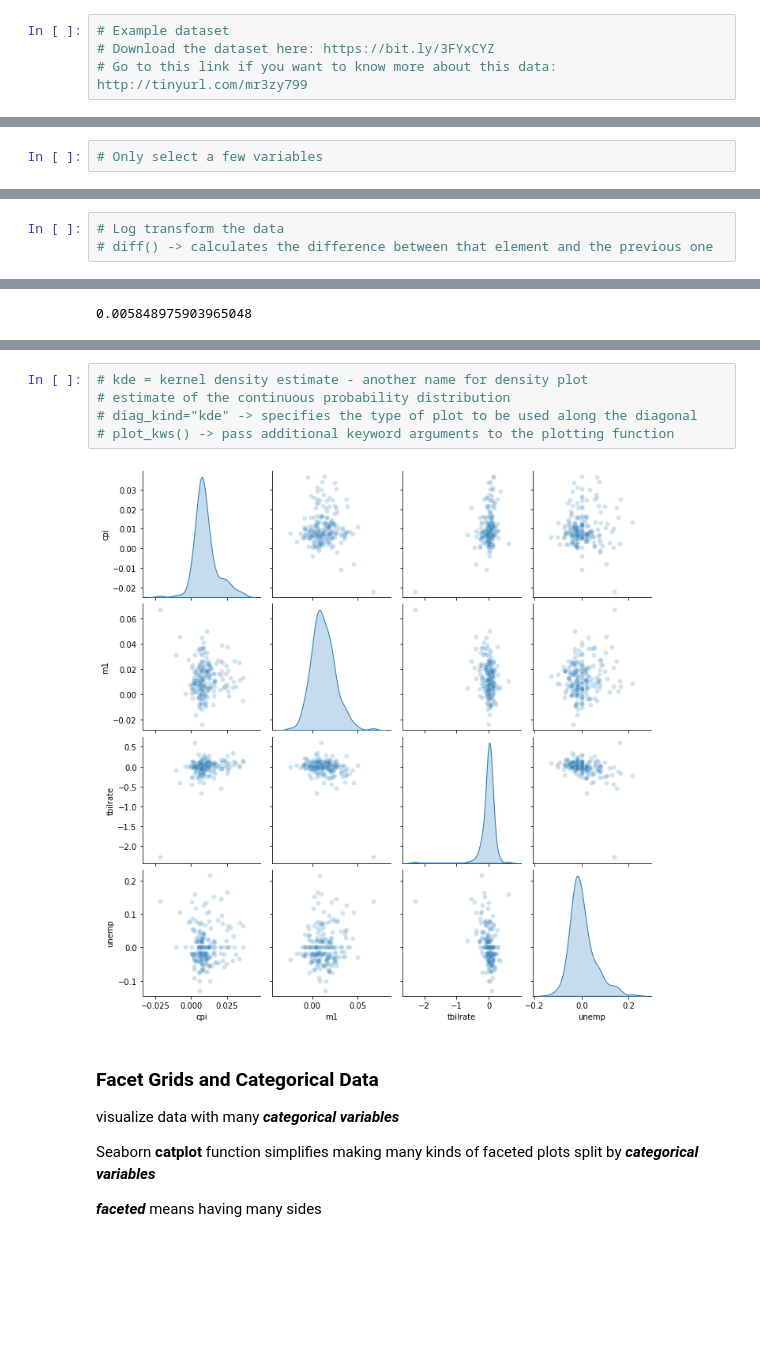
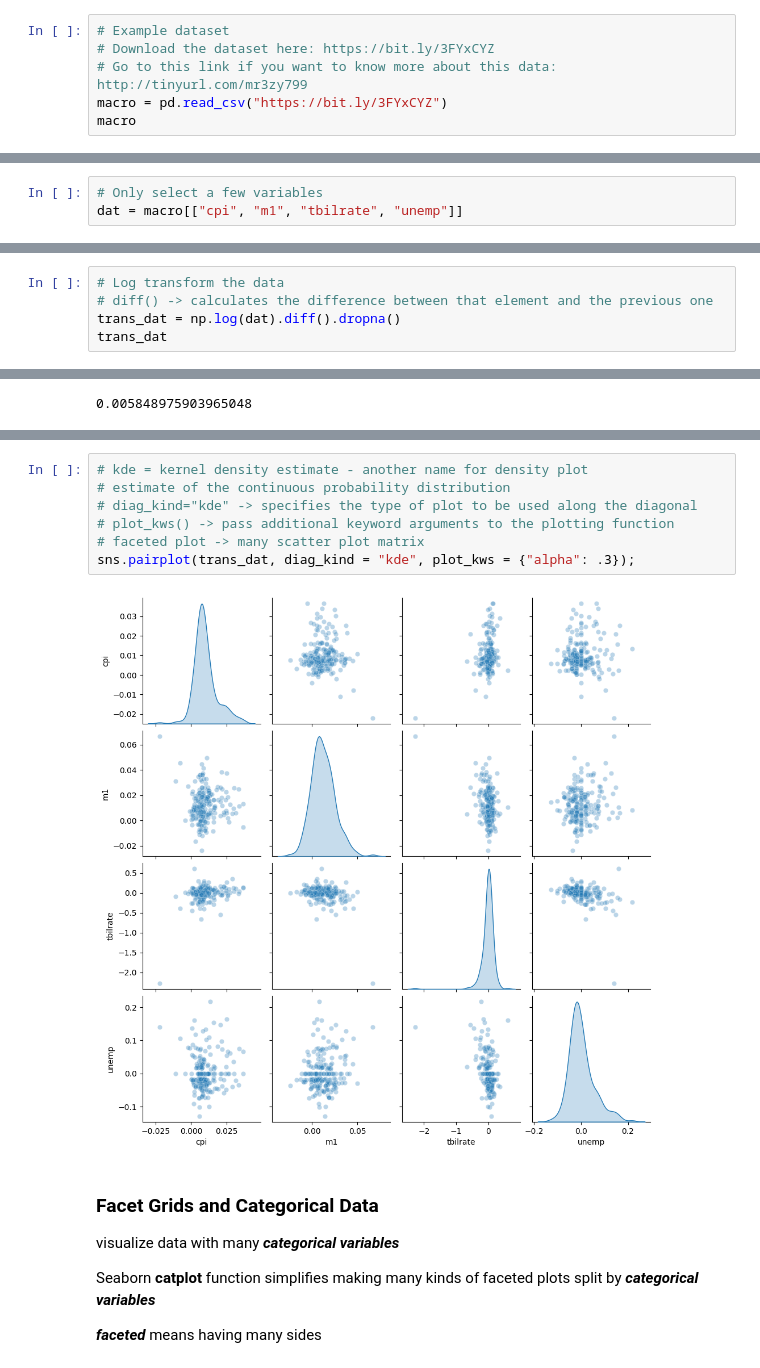
Before and after one commit to Kamarul891212/STQD6014_Data_Science_P132829, a Jupyter notebook: P132829_Week11_Matplotlib_20231220_WC.ipynb, the cells around one changed output, grey strips where cells are left out. Saved outputs shown, nothing was run; the diff lists cells and outputs as text; blank space fills up the shorter version.

```diff
--- a/P132829_Week11_Matplotlib_20231220_WC.ipynb
+++ b/P132829_Week11_Matplotlib_20231220_WC.ipynb
@@ -510,6 +511,8 @@ examining the relationship between two one-dimensional data series
 # Example dataset
 # Download the dataset here: https://bit.ly/3FYxCYZ
 # Go to this link if you want to know more about this data: http://tinyurl.com/mr3zy799
+macro = pd.read_csv("https://bit.ly/3FYxCYZ")
+macro
 # %% [output]
 |  | year | quarter | realgdp | realcons | realinv | realgovt | realdpi | cpi | m1 | tbilrate | unemp | ... |
 | 0 | 1959 | 1 | 2710.349 | 1707.4 | 286.898 | 470.045 | 1886.9 | 28.980 | 139.7 | 2.82 | 5.8 | ... |
@@ -527,2 +532,3 @@ examining the relationship between two one-dimensional data series
 # %%
 # Only select a few variables
+dat = macro[["cpi", "m1", "tbilrate", "unemp"]]
@@ -543,6 +535,8 @@ examining the relationship between two one-dimensional data series
 # %%
 # Log transform the data
 # diff() -> calculates the difference between that element and the previous one
+trans_dat = np.log(dat).diff().dropna()
+trans_dat
 # %% [output]
 |  | cpi | m1 | tbilrate | unemp |
 | 1 | 0.005849 | 0.014215 | 0.088193 | -0.128617 |
@@ -569,10 +565,12 @@ np.log(29.150)-np.log(28.980)
 # %%
 # kde = kernel density estimate - another name for density plot
 # estimate of the continuous probability distribution
 # diag_kind="kde" -> specifies the type of plot to be used along the diagonal
 # plot_kws() -> pass additional keyword arguments to the plotting function
+# faceted plot -> many scatter plot matrix
+sns.pairplot(trans_dat, diag_kind = "kde", plot_kws = {"alpha": .3});
 # %% [output]
-[figure, old version]
+[figure, new version]
 # %% [markdown]
 ### **Facet Grids and Categorical Data**
 visualize data with many ***categorical variables***
```
Also changed, not shown: parts of 11 cells of this notebook.
